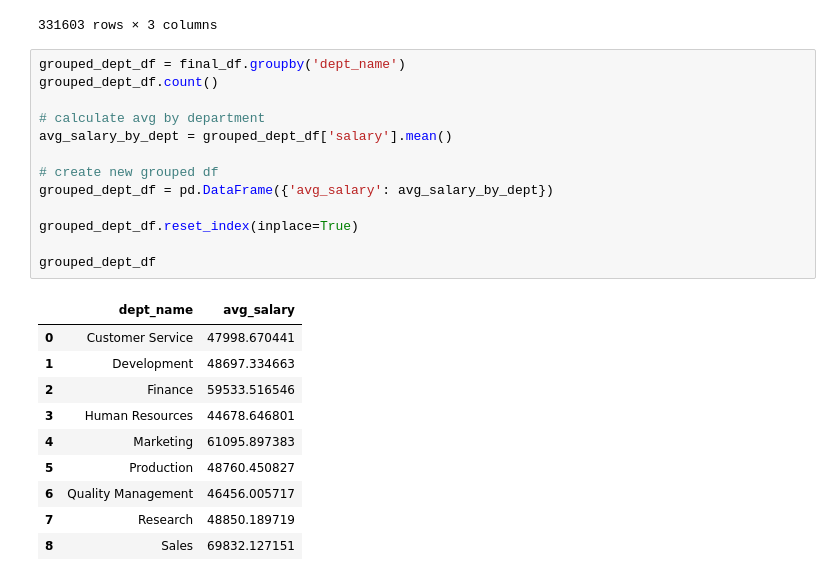
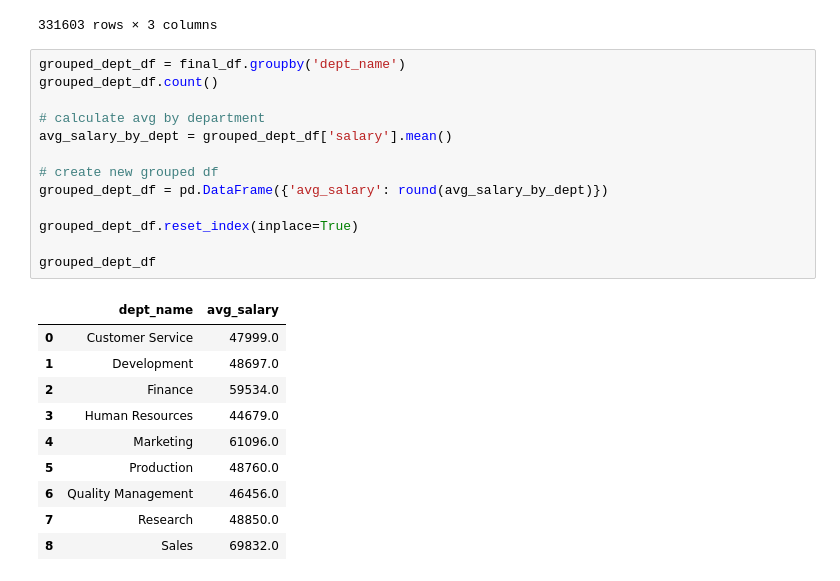
Before and after one commit to beaujeffrey03/sql-challenge, a Jupyter notebook: py_analysis.ipynb, the cells around one changed output. Cells and saved outputs as stored; diff of their text form.

```diff
--- a/py_analysis.ipynb
+++ b/py_analysis.ipynb
@@ -164,24 +157,24 @@ final_df
 # %%
 grouped_dept_df = final_df.groupby('dept_name')
 grouped_dept_df.count()
 
 # calculate avg by department
 avg_salary_by_dept = grouped_dept_df['salary'].mean()
 
 # create new grouped df
-grouped_dept_df = pd.DataFrame({'avg_salary': avg_salary_by_dept})
+grouped_dept_df = pd.DataFrame({'avg_salary': round(avg_salary_by_dept)})
 
 grouped_dept_df.reset_index(inplace=True)
 
 grouped_dept_df
 # %% [output]
 |  | dept_name | avg_salary |
-| 0 | Customer Service | 47998.670441 |
-| 1 | Development | 48697.334663 |
-| 2 | Finance | 59533.516546 |
-| 3 | Human Resources | 44678.646801 |
-| 4 | Marketing | 61095.897383 |
-| 5 | Production | 48760.450827 |
-| 6 | Quality Management | 46456.005717 |
-| 7 | Research | 48850.189719 |
-| 8 | Sales | 69832.127151 |
+| 0 | Customer Service | 47999.0 |
+| 1 | Development | 48697.0 |
+| 2 | Finance | 59534.0 |
+| 3 | Human Resources | 44679.0 |
+| 4 | Marketing | 61096.0 |
+| 5 | Production | 48760.0 |
+| 6 | Quality Management | 46456.0 |
+| 7 | Research | 48850.0 |
+| 8 | Sales | 69832.0 |
```
Also changed, not shown: parts of 3 cells of this notebook.
